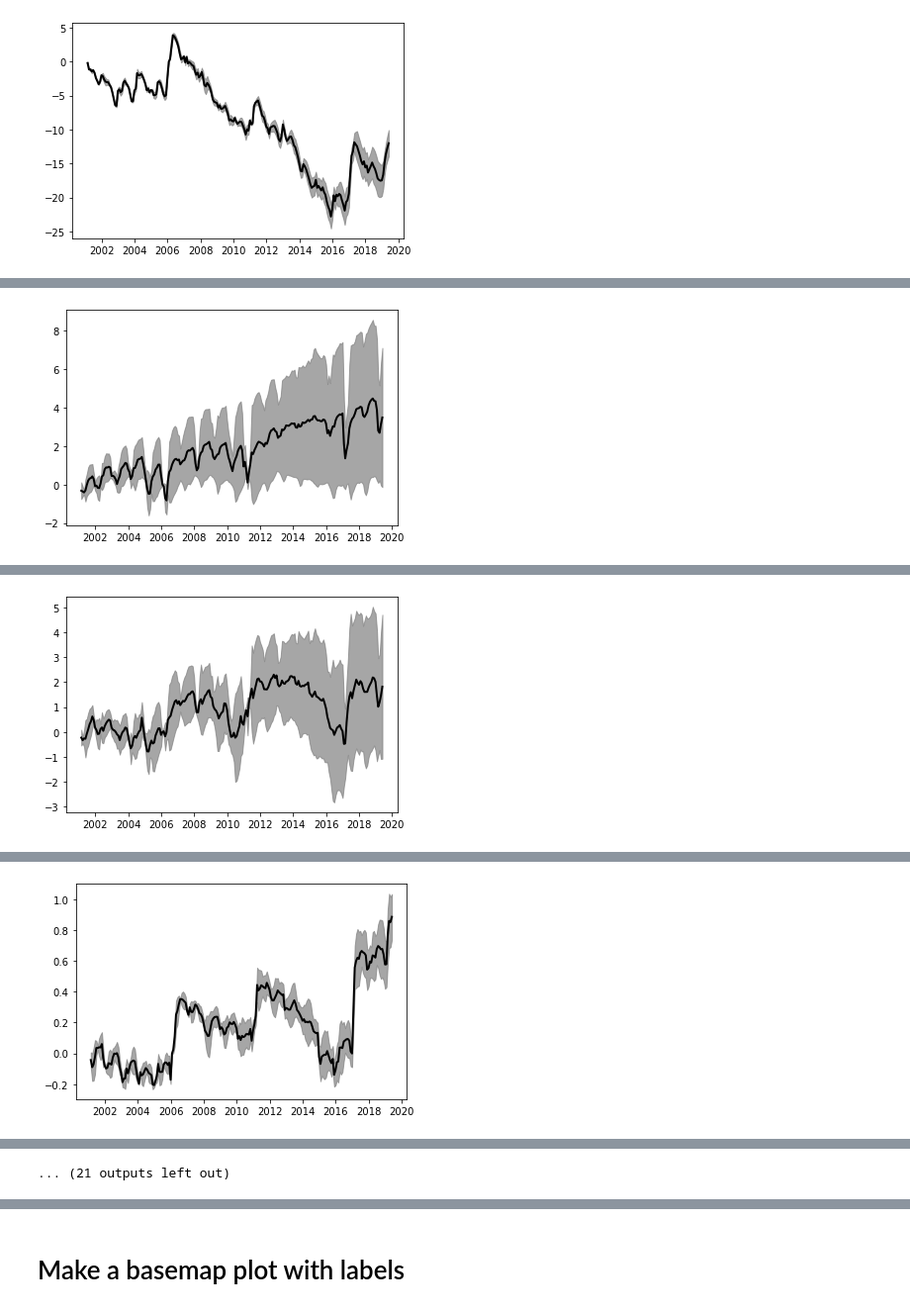
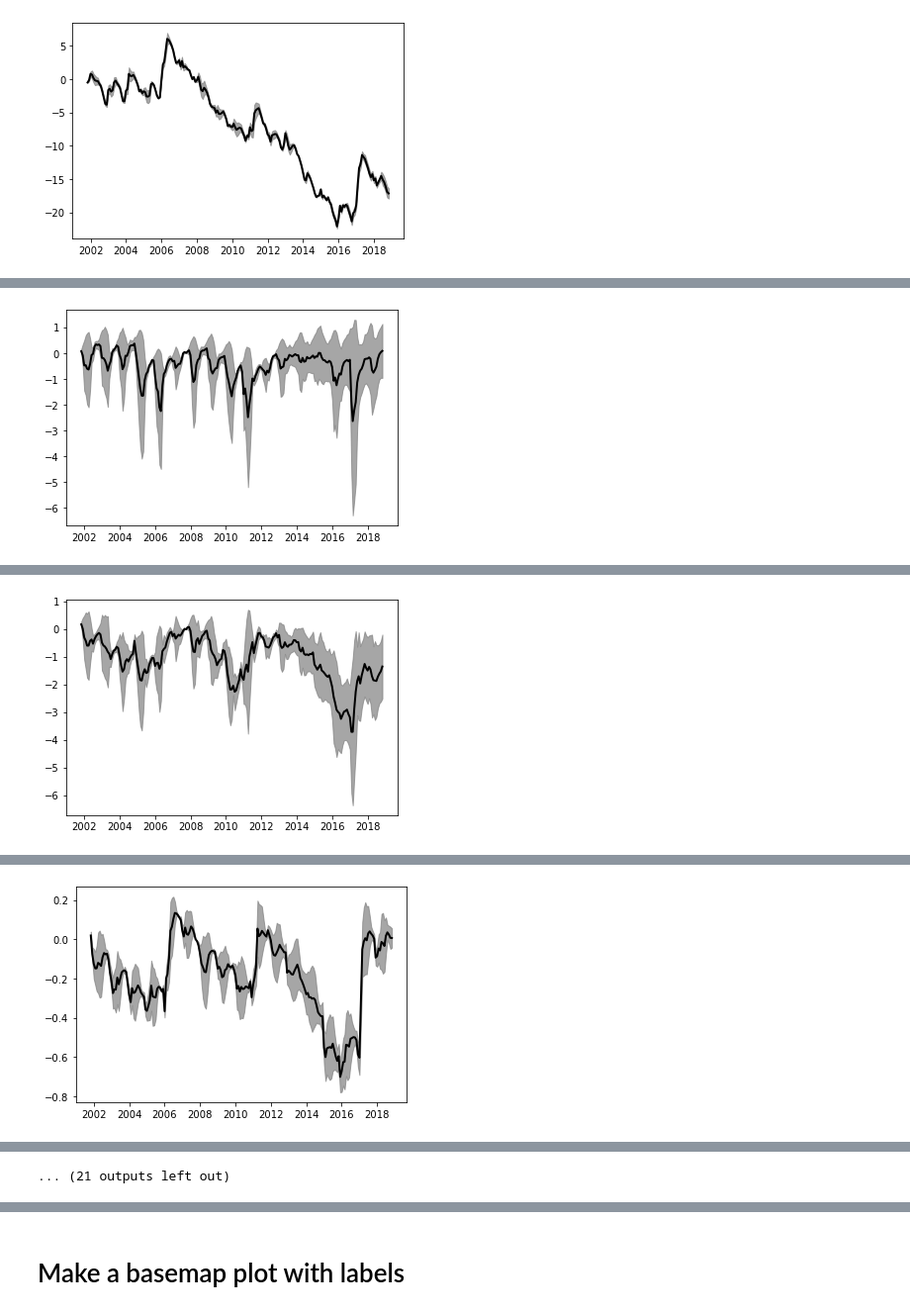
Before and after one commit to kashingtonDC/SierraSheds, a Jupyter notebook: code/Figures.ipynb, the cells around one changed output, grey strips where cells are left out. Shown at 99% size. Drawn from its saved outputs; the diff is of its cells as text; code cells hidden in the pictures.

```diff
--- a/code/Figures.ipynb
+++ b/code/Figures.ipynb
@@ -63,8 +65,12 @@ for k,v in dfs.items():
     else:
         outflow = df['qout_km3']
 
-    # Remove first 4 years of data - no MODIS ET
-    adf = df[48:-8]
+    # We need to drop data to align with hydrologic years and account for nans. Filter to include 2002 - 2018
+    startidx  = df.dropna().index[7]
+    endidx  = df.dropna().index[-8]
+    time_mask = (df.index > startidx) & (df.index <= endidx)
+    adf = df[time_mask]
+    print(adf.index[0],adf.index[-1])
 
     # Compute an ensemble estimate for dS using MODIS ET, SSEBop ET, LRM SWE, Daymet SWE
     adf.loc[:, ('ds1')] = adf['p_prism'] - adf['aet_modis'] - adf['swe_lrm'].diff() - adf['tc_sm'].diff() -  adf['Sres'].diff() - outflow
@@ -76,10 +82,10 @@ for k,v in dfs.items():
     adf = adf[1:]
 
     # Difference from 5 year baseline
-    ds1 = np.cumsum(adf['ds1'] - np.mean(adf['ds1'][:60]))
-    ds2 = np.cumsum(adf['ds2'] - np.mean(adf['ds2'][:60]))
-    ds3 = np.cumsum(adf['ds3'] - np.mean(adf['ds3'][:60]))
-    ds4 = np.cumsum(adf['ds4'] - np.mean(adf['ds4'][:60]))
+    ds1 = np.cumsum(adf['ds1'] - np.mean(adf['ds1'][:72]))
+    ds2 = np.cumsum(adf['ds2'] - np.mean(adf['ds2'][:72]))
+    ds3 = np.cumsum(adf['ds3'] - np.mean(adf['ds3'][:72]))
+    ds4 = np.cumsum(adf['ds4'] - np.mean(adf['ds4'][:72]))
 
     # Get upper and lower bounds
     dsdf = rs.col_to_dt(pd.DataFrame([ds1.index,
@@ -94,8 +100,8 @@ for k,v in dfs.items():
     dsdf_dict[catch.catch_name] = dsdf
 
     # Budyko analysis
-    p_aet = adf['aet_modis'].values.mean() / adf['p_prism'].values.mean()
-    p_pet = adf['pet_modis'].values.mean() / adf['p_prism'].values.mean()
+    p_aet = df['aet_modis'].dropna().values.mean() / df['p_prism'].dropna().values.mean()
+    p_pet = df['pet_modis'].dropna().values.mean() / df['p_prism'].dropna().values.mean()
 
     print(p_aet,p_pet)
 
@@ -131,5 +138,5 @@ A value is trying to be set on a copy of a slice from a DataFrame
 
 See the caveats in the documentation: https://pandas.pydata.org/pandas-docs/stable/user_guide/indexing.html#returning-a-view-versus-a-copy
   self._setitem_with_indexer(indexer, value)
-[figure, old version]
+[figure, new version]
 TULE R 1182.0492
@@ -137,2 +145,2 @@ TULE R 1182.0492
-[figure, old version]
+[figure, new version]
 MERCED R 3215.7486
@@ -140,2 +149,2 @@ MERCED R 3215.7486
-[figure, old version]
+[figure, new version]
 CALAVERAS R 1126.71
@@ -143,2 +153,2 @@ CALAVERAS R 1126.71
-[figure, old version]
+[figure, new version]
 STANISLAUS R 2801.79
```
Also changed, not shown: parts of 15 cells of this notebook.
